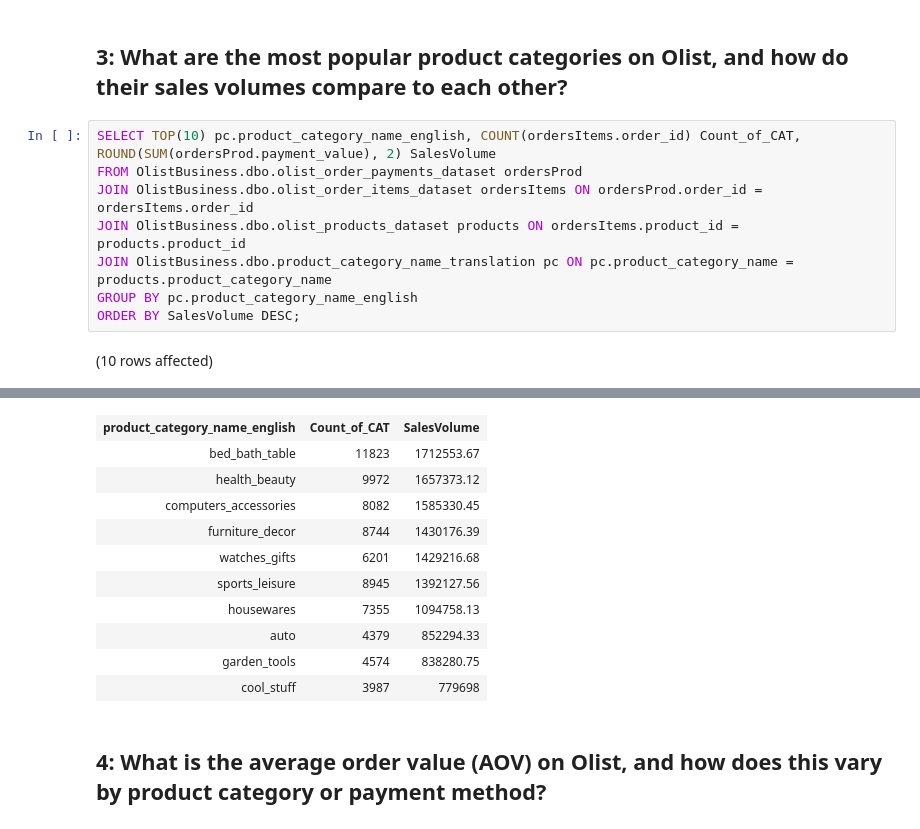
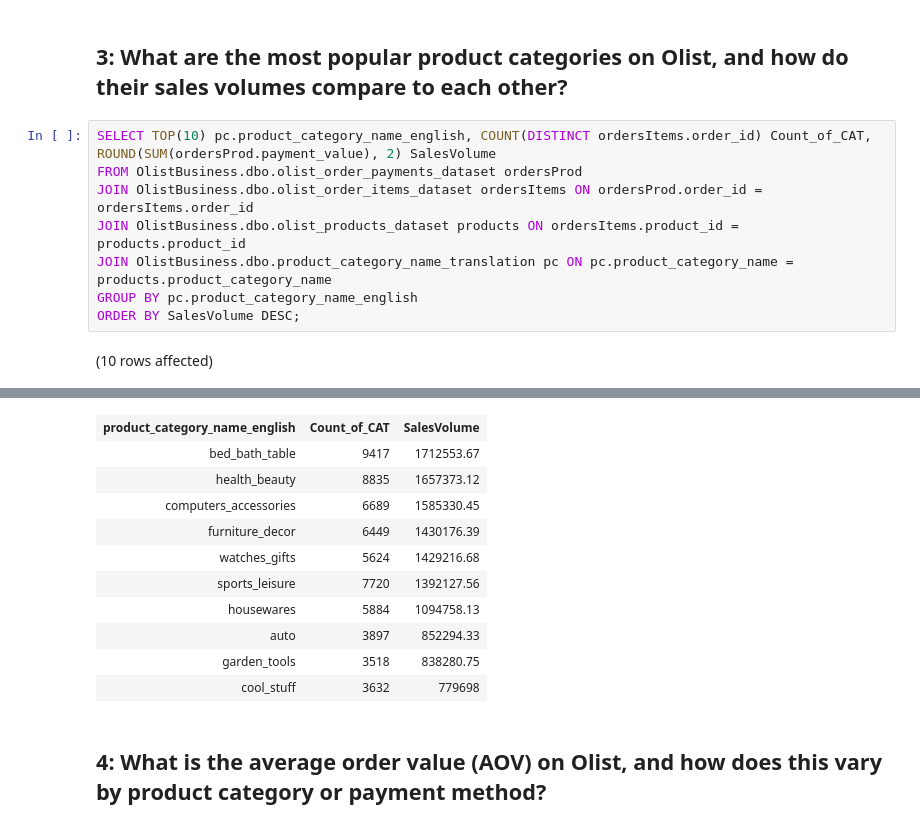
Before and after one commit to Emem-Data/Olist_Business, a Jupyter notebook: EDA.ipynb, the cells around one changed output, grey strips where cells are left out. Saved outputs shown, nothing was run; the diff lists cells and outputs as text.

```diff
--- a/EDA.ipynb
+++ b/EDA.ipynb
@@ -70,7 +70,7 @@ Total execution time: 00:00:05.411
 # %% [markdown]
 ## **3: What are the most popular product categories on Olist, and how do their sales volumes compare to each other?**
 # %%
-SELECT TOP(10) pc.product_category_name_english, COUNT(ordersItems.order_id) Count_of_CAT, ROUND(SUM(ordersProd.payment_value), 2) SalesVolume
+SELECT TOP(10) pc.product_category_name_english, COUNT(DISTINCT ordersItems.order_id) Count_of_CAT, ROUND(SUM(ordersProd.payment_value), 2) SalesVolume
 FROM OlistBusiness.dbo.olist_order_payments_dataset ordersProd
 JOIN OlistBusiness.dbo.olist_order_items_dataset ordersItems ON ordersProd.order_id = ordersItems.order_id
 JOIN OlistBusiness.dbo.olist_products_dataset products ON ordersItems.product_id = products.product_id
@@ -83,14 +83,14 @@ Total execution time: 00:00:11.035
 | product_category_name_english | Count_of_CAT | SalesVolume |
-| bed_bath_table | 11823 | 1712553.67 |
-| health_beauty | 9972 | 1657373.12 |
-| computers_accessories | 8082 | 1585330.45 |
-| furniture_decor | 8744 | 1430176.39 |
-| watches_gifts | 6201 | 1429216.68 |
-| sports_leisure | 8945 | 1392127.56 |
-| housewares | 7355 | 1094758.13 |
-| auto | 4379 | 852294.33 |
-| garden_tools | 4574 | 838280.75 |
-| cool_stuff | 3987 | 779698 |
+| bed_bath_table | 9417 | 1712553.67 |
+| health_beauty | 8835 | 1657373.12 |
+| computers_accessories | 6689 | 1585330.45 |
+| furniture_decor | 6449 | 1430176.39 |
+| watches_gifts | 5624 | 1429216.68 |
+| sports_leisure | 7720 | 1392127.56 |
+| housewares | 5884 | 1094758.13 |
+| auto | 3897 | 852294.33 |
+| garden_tools | 3518 | 838280.75 |
+| cool_stuff | 3632 | 779698 |
 # %% [markdown]
 ## **4: What is the average order value (AOV) on Olist, and how does this vary by product category or payment method?**
 # %%
```
Also changed, not shown: parts of 2 cells of this notebook.
